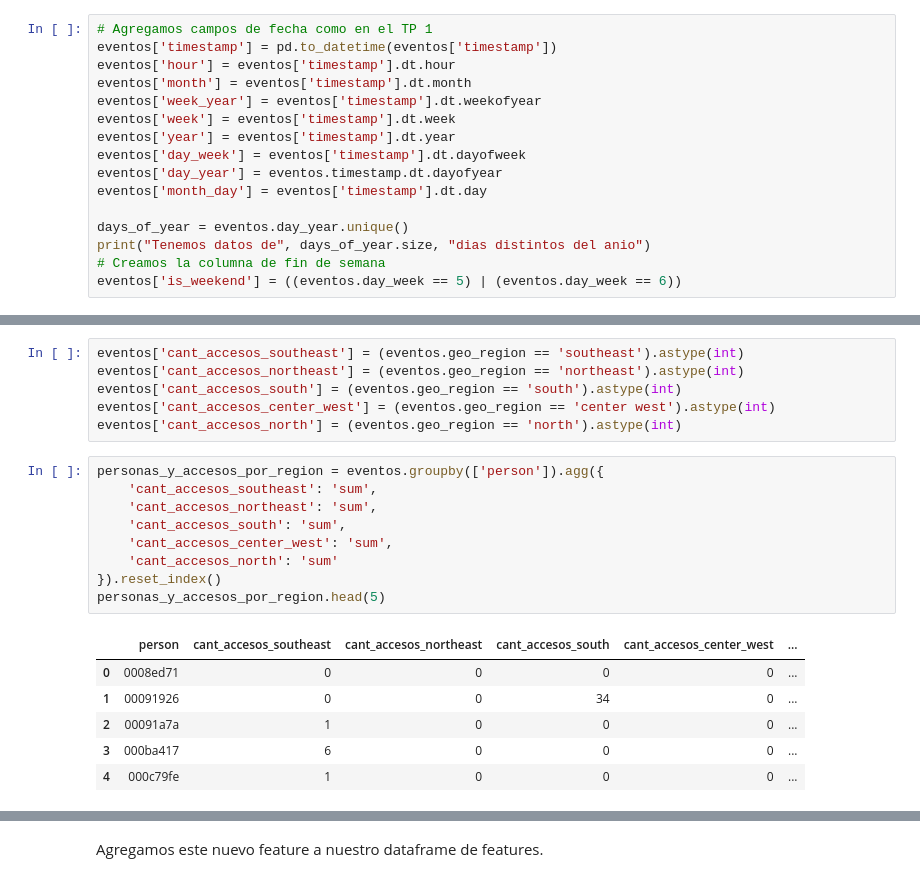
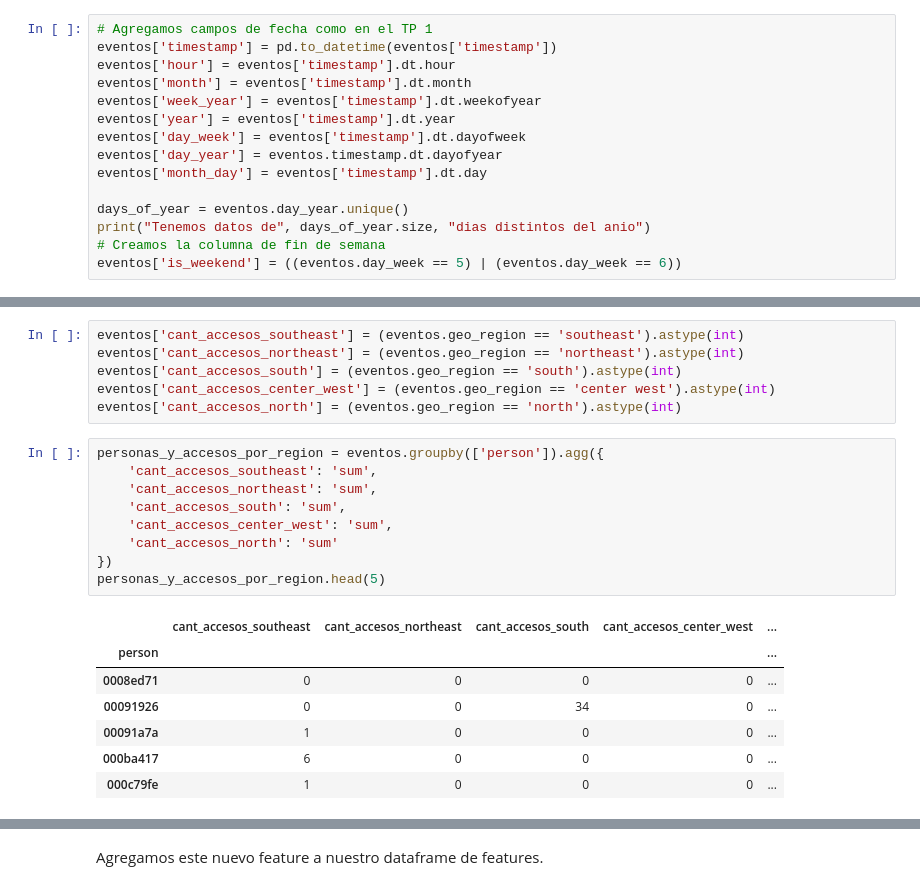
Before and after one commit to gabyrobles93/7506-TP2-MachineLearning, a Jupyter notebook: notebooks/ariel_feature_eng.ipynb, the cells around one changed output, grey strips where cells are left out. Drawn from its saved outputs; the diff is of its cells as text.

```diff
--- a/notebooks/ariel_feature_eng.ipynb
+++ b/notebooks/ariel_feature_eng.ipynb
@@ -81,7 +81,6 @@ eventos['timestamp'] = pd.to_datetime(eventos['timestamp'])
 eventos['hour'] = eventos['timestamp'].dt.hour
 eventos['month'] = eventos['timestamp'].dt.month
 eventos['week_year'] = eventos['timestamp'].dt.weekofyear
-eventos['week'] = eventos['timestamp'].dt.week
 eventos['year'] = eventos['timestamp'].dt.year
 eventos['day_week'] = eventos['timestamp'].dt.dayofweek
 eventos['day_year'] = eventos.timestamp.dt.dayofyear
@@ -170,16 +169,17 @@ eventos['cant_accesos_north'] = (eventos.geo_region == 'north').astype(int)
 # %%
 personas_y_accesos_por_region = eventos.groupby(['person']).agg({
     'cant_accesos_southeast': 'sum',
     'cant_accesos_northeast': 'sum',
     'cant_accesos_south': 'sum',
     'cant_accesos_center_west': 'sum',
     'cant_accesos_north': 'sum'
-}).reset_index()
+})
 personas_y_accesos_por_region.head(5)
 # %% [output]
-|  | person | cant_accesos_southeast | cant_accesos_northeast | cant_accesos_south | cant_accesos_center_west | ... |
-| 0 | 0008ed71 | 0 | 0 | 0 | 0 | ... |
-| 1 | 00091926 | 0 | 0 | 34 | 0 | ... |
-| 2 | 00091a7a | 1 | 0 | 0 | 0 | ... |
-| 3 | 000ba417 | 6 | 0 | 0 | 0 | ... |
-| 4 | 000c79fe | 1 | 0 | 0 | 0 | ... |
+|  | cant_accesos_southeast | cant_accesos_northeast | cant_accesos_south | cant_accesos_center_west | ... |
+| person |  |  |  |  | ... |
+| 0008ed71 | 0 | 0 | 0 | 0 | ... |
+| 00091926 | 0 | 0 | 34 | 0 | ... |
+| 00091a7a | 1 | 0 | 0 | 0 | ... |
+| 000ba417 | 6 | 0 | 0 | 0 | ... |
+| 000c79fe | 1 | 0 | 0 | 0 | ... |
```
Also changed, not shown: parts of 37 cells of this notebook, 18 other files.
